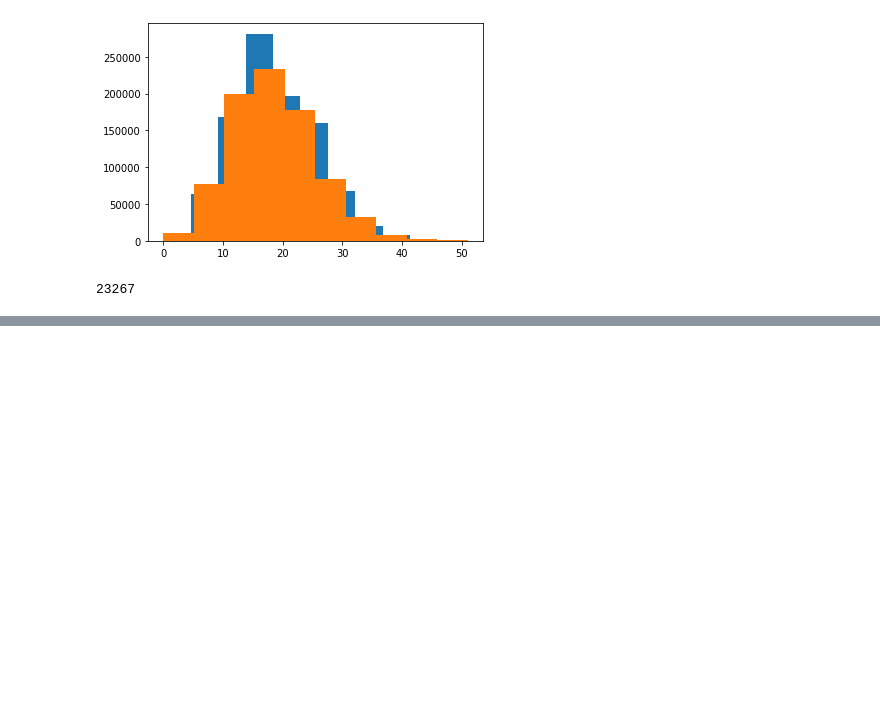
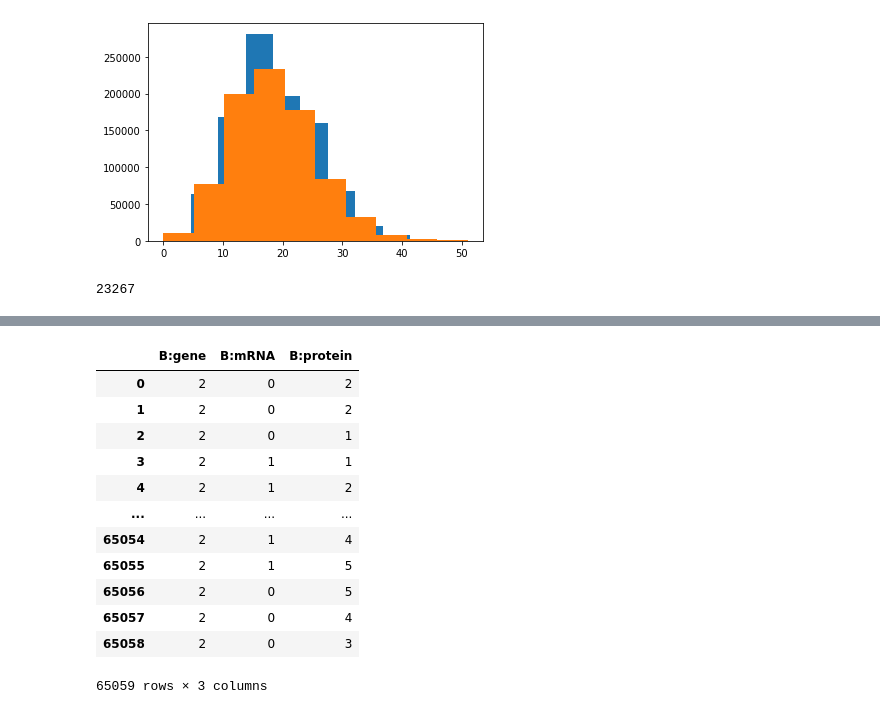
Before and after one commit to Tarun-Mahajan/scnnoise, a Jupyter notebook: doc/Trajectory Inference.ipynb, the cells around one changed output, grey strips where cells are left out. Saved outputs shown, nothing was run; the diff lists cells and outputs as text; code cells hidden in the pictures; blank space fills up the shorter version.

```diff
--- a/doc/Trajectory Inference.ipynb
+++ b/doc/Trajectory Inference.ipynb
@@ -286,0 +305,16 @@ AttributeError: module 'pandas' has no attribute 'import_csv'
+# %%
+pd.read_csv('data/toy_data/two_gene_cell_cycle_count_output.csv').filter(regex = '^'+'B')
+# %% [output]
+|  | B:gene | B:mRNA | B:protein |
+| 0 | 2 | 0 | 2 |
+| 1 | 2 | 0 | 2 |
+| 2 | 2 | 0 | 1 |
+| 3 | 2 | 1 | 1 |
+| 4 | 2 | 1 | 2 |
+| ... | ... | ... | ... |
+| 65054 | 2 | 1 | 4 |
+| 65055 | 2 | 1 | 5 |
+| 65056 | 2 | 0 | 5 |
+| 65057 | 2 | 0 | 4 |
+| 65058 | 2 | 0 | 3 |
+65059 rows × 3 columns
```
Also changed, not shown: parts of 3 cells of this notebook, 1 other file.
